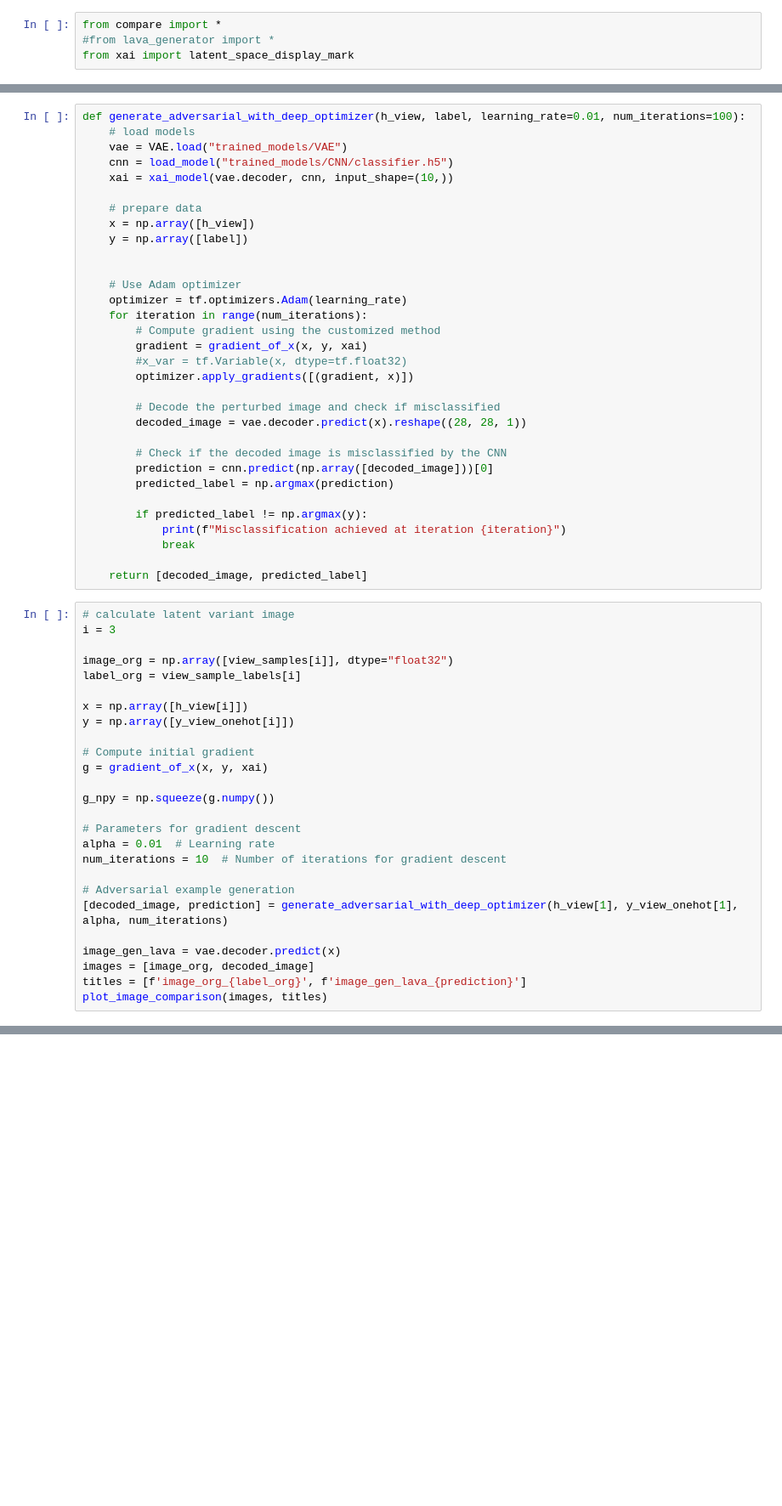
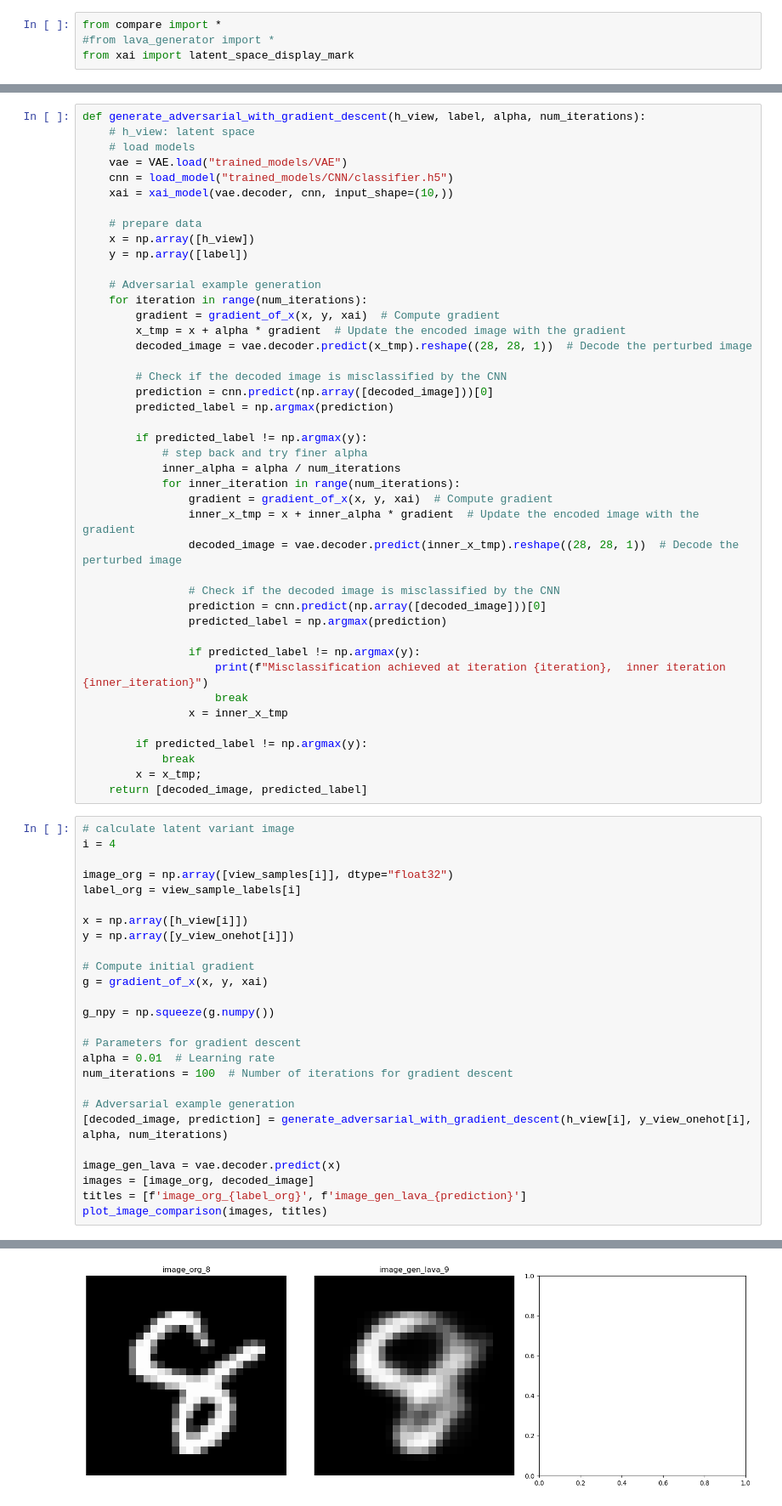
Before and after one commit to Daphne1320/XAI-guided-test-generation, a Jupyter notebook: playground.ipynb, the cells around one changed output, grey strips where cells are left out. Shown at 85% size. Cells and saved outputs as stored; diff of their text form; blank space fills up the shorter version.

```diff
--- a/playground.ipynb
+++ b/playground.ipynb
@@ -30,6 +29,7 @@ WARNING:tensorflow:6 out of the last 12 calls to <function Model.make_predict_fu
 7/7 [==============================] - 0s 2ms/step
 # %%
-def generate_adversarial_with_deep_optimizer(h_view, label, learning_rate=0.01, num_iterations=100):
+def generate_adversarial_with_gradient_descent(h_view, label, alpha, num_iterations):
+    # h_view: latent space
     # load models
     vae = VAE.load("trained_models/VAE")
     cnn = load_model("trained_models/CNN/classifier.h5")
@@ -39,30 +39,40 @@ def generate_adversarial_with_deep_optimizer(h_view, label, learning_rate=0.01,
     x = np.array([h_view])
     y = np.array([label])
 
-
-    # Use Adam optimizer
-    optimizer = tf.optimizers.Adam(learning_rate)
+    # Adversarial example generation
     for iteration in range(num_iterations):
-        # Compute gradient using the customized method
-        gradient = gradient_of_x(x, y, xai)
-        #x_var = tf.Variable(x, dtype=tf.float32)
-        optimizer.apply_gradients([(gradient, x)])
-
-        # Decode the perturbed image and check if misclassified
-        decoded_image = vae.decoder.predict(x).reshape((28, 28, 1))
+        gradient = gradient_of_x(x, y, xai)  # Compute gradient
+        x_tmp = x + alpha * gradient  # Update the encoded image with the gradient
+        decoded_image = vae.decoder.predict(x_tmp).reshape((28, 28, 1))  # Decode the perturbed image
 
         # Check if the decoded image is misclassified by the CNN
         prediction = cnn.predict(np.array([decoded_image]))[0]
         predicted_label = np.argmax(prediction)
 
         if predicted_label != np.argmax(y):
-            print(f"Misclassification achieved at iteration {iteration}")
+            # step back and try finer alpha
+            inner_alpha = alpha / num_iterations
+            for inner_iteration in range(num_iterations):
+                gradient = gradient_of_x(x, y, xai)  # Compute gradient
+                inner_x_tmp = x + inner_alpha * gradient  # Update the encoded image with the gradient
+                decoded_image = vae.decoder.predict(inner_x_tmp).reshape((28, 28, 1))  # Decode the perturbed image
+
+                # Check if the decoded image is misclassified by the CNN
+                prediction = cnn.predict(np.array([decoded_image]))[0]
+                predicted_label = np.argmax(prediction)
+
+                if predicted_label != np.argmax(y):
+                    print(f"Misclassification achieved at iteration {iteration},  inner iteration {inner_iteration}")
+                    break
+                x = inner_x_tmp
+
+        if predicted_label != np.argmax(y):
             break
-
+        x = x_tmp;
     return [decoded_image, predicted_label]
 # %%
 # calculate latent variant image
-i = 3
+i = 4
 
 image_org = np.array([view_samples[i]], dtype="float32")
 label_org = view_sample_labels[i]
@@ -77,10 +87,10 @@ g_npy = np.squeeze(g.numpy())
 
 # Parameters for gradient descent
 alpha = 0.01  # Learning rate
-num_iterations = 10  # Number of iterations for gradient descent
+num_iterations = 100  # Number of iterations for gradient descent
 
 # Adversarial example generation
-[decoded_image, prediction] = generate_adversarial_with_deep_optimizer(h_view[1], y_view_onehot[1], alpha, num_iterations)
+[decoded_image, prediction] = generate_adversarial_with_gradient_descent(h_view[i], y_view_onehot[i], alpha, num_iterations)
 
 image_gen_lava = vae.decoder.predict(x)
 images = [image_org, decoded_image]
@@ -92,0 +110 @@ AttributeError: 'numpy.ndarray' object has no attribute '_unique_id'
+[figure, added]
```
Also changed, not shown: parts of 2 cells of this notebook, 2 other files.
